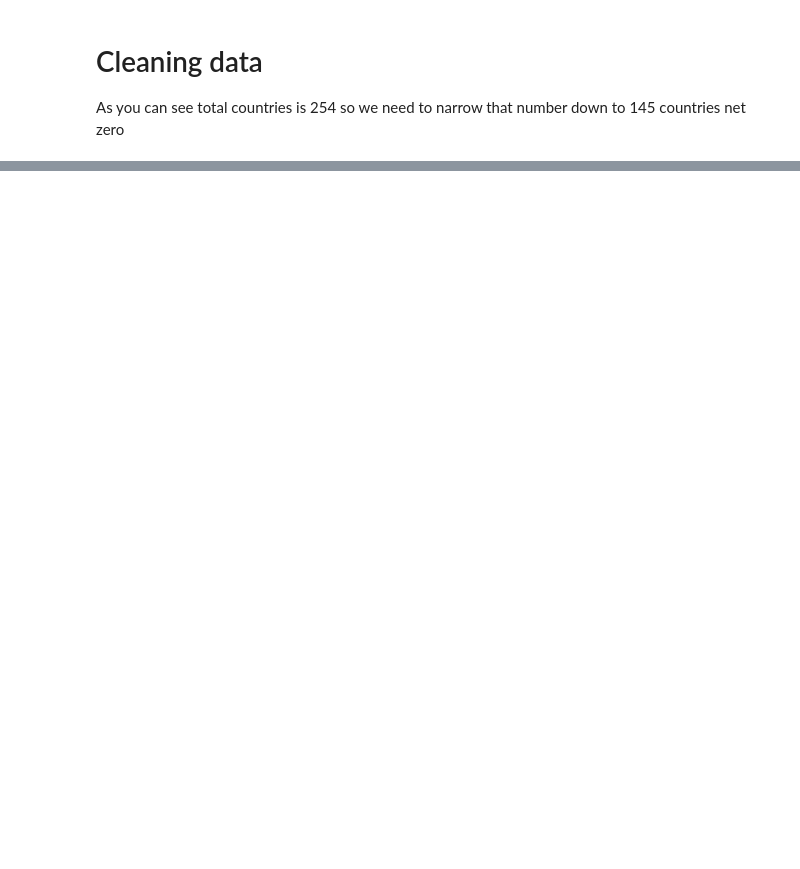
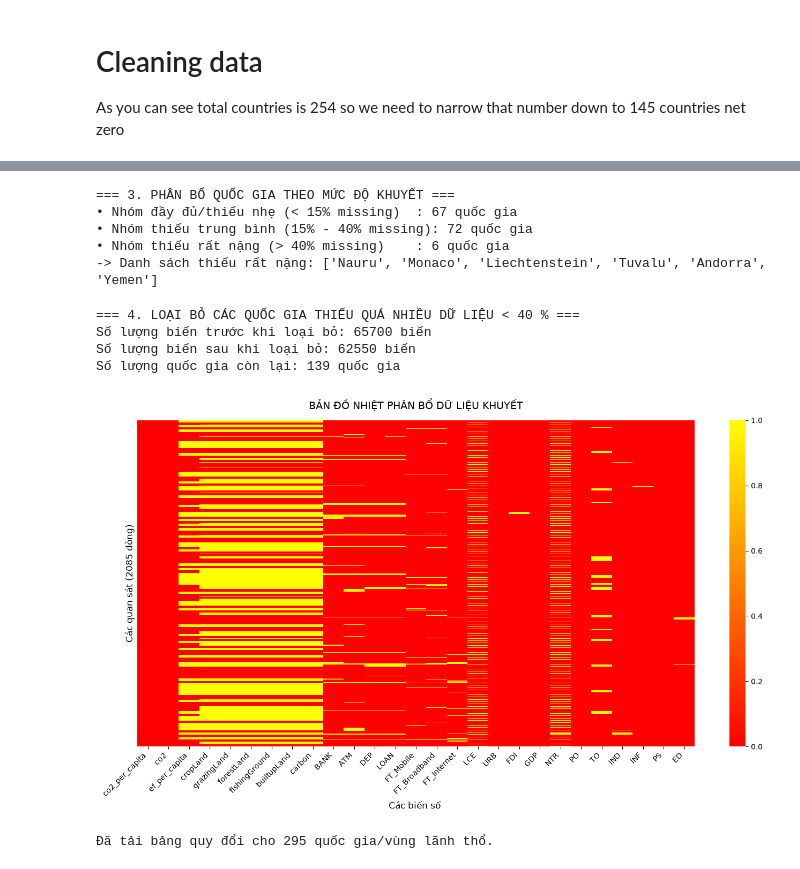
Before and after one commit to n22tk05/Net-Zero-Carbon-Emissions, a Jupyter notebook: clean.ipynb, the cells around one changed output, grey strips where cells are left out. Cells and saved outputs as stored; diff of their text form; code cells hidden in the pictures; blank space fills up the shorter version.

```diff
--- a/clean.ipynb
+++ b/clean.ipynb
@@ -148,0 +197,62 @@ df['country'].unique().tolist()
+# %%
+good_countries = country_audit[country_audit['Tỷ lệ khuyết (%)'] < 15]
+normal_countries = country_audit[
+    (country_audit['Tỷ lệ khuyết (%)'] >= 15) &
+    (country_audit['Tỷ lệ khuyết (%)'] <= 40)
+]
+bad_countries = country_audit[country_audit['Tỷ lệ khuyết (%)'] > 40]
+
+print('=== 3. PHÂN BỔ QUỐC GIA THEO MỨC ĐỘ KHUYẾT ===')
+print(
+    f'• Nhóm đầy đủ/thiếu nhẹ (< 15% missing)  : {len(good_countries)} quốc gia'
+)
+print(
+    f'• Nhóm thiếu trung bình (15% - 40% missing): {len(normal_countries)} quốc gia'
+)
+print(
+    f'• Nhóm thiếu rất nặng (> 40% missing)    : {len(bad_countries)} quốc gia'
+)
+print(f'-> Danh sách thiếu rất nặng: {bad_countries["country"].tolist()}')
+# %% [output]
+=== 3. PHÂN BỔ QUỐC GIA THEO MỨC ĐỘ KHUYẾT ===
+• Nhóm đầy đủ/thiếu nhẹ (< 15% missing)  : 67 quốc gia
+• Nhóm thiếu trung bình (15% - 40% missing): 72 quốc gia
+• Nhóm thiếu rất nặng (> 40% missing)    : 6 quốc gia
+-> Danh sách thiếu rất nặng: ['Nauru', 'Monaco', 'Liechtenstein', 'Tuvalu', 'Andorra', 'Yemen']
+# %%
+print('=== 4. LOẠI BỎ CÁC QUỐC GIA THIẾU QUÁ NHIỀU DỮ LIỆU < 40 % ===')
+print(f'Số lượng biến trước khi loại bỏ: {df.size} biến',)
+df = df[~df['country'].isin(bad_countries['country'].tolist())]
+print(f'Số lượng biến sau khi loại bỏ: {df.size} biến',)
+print(f'Số lượng quốc gia còn lại: {df["country"].nunique()} quốc gia')
+# %% [output]
+=== 4. LOẠI BỎ CÁC QUỐC GIA THIẾU QUÁ NHIỀU DỮ LIỆU < 40 % ===
+Số lượng biến trước khi loại bỏ: 65700 biến
+Số lượng biến sau khi loại bỏ: 62550 biến
+Số lượng quốc gia còn lại: 139 quốc gia
+# %%
+plt.figure(figsize=(14,8))
+
+cols = [c for c in df.columns if c not in ['country_code', 'country', 'year']]
+
+sns.heatmap(df[cols].isnull(), cbar=True, yticklabels=False, cmap='autumn')
+plt.title('BẢN ĐỒ NHIỆT PHÂN BỔ DỮ LIỆU KHUYẾT', fontsize = 14, pad = 15)
+plt.xlabel('Các biến số ',fontsize = 12 )
+plt.ylabel(f'Các quan sát ({df.shape[0]} dòng)', fontsize=12)
+plt.xticks(rotation=45, ha='right')
+plt.tight_layout()
+plt.show()
+# %% [output]
+[figure, added]
+# %%
+wb_res = requests.get(
+        'https://api.worldbank.org/v2/country?format=json&per_page=400'
+    ).json()[1]
+iso_map = {
+    item['iso2Code']: item['id']
+    for item in wb_res
+    if item['iso2Code'] and item['id']
+}
+print(f'Đã tải bảng quy đổi cho {len(iso_map)} quốc gia/vùng lãnh thổ.')
+# %% [output]
+Đã tải bảng quy đổi cho 295 quốc gia/vùng lãnh thổ.
```
Also changed, not shown: parts of 14 cells of this notebook, 2 other files.
